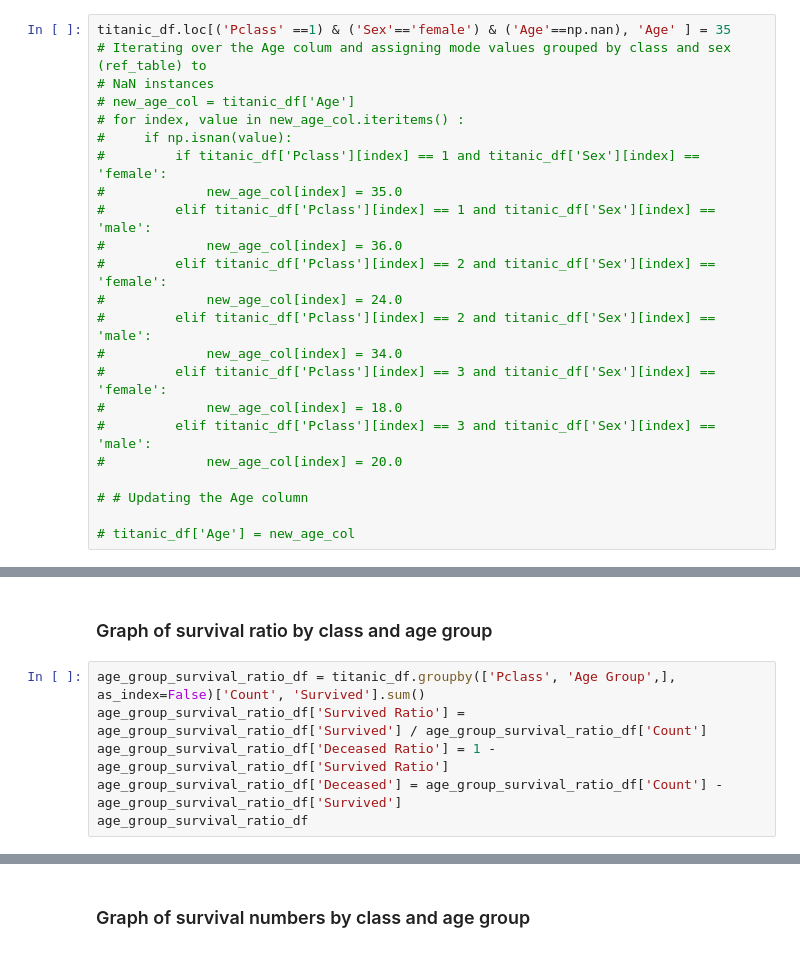
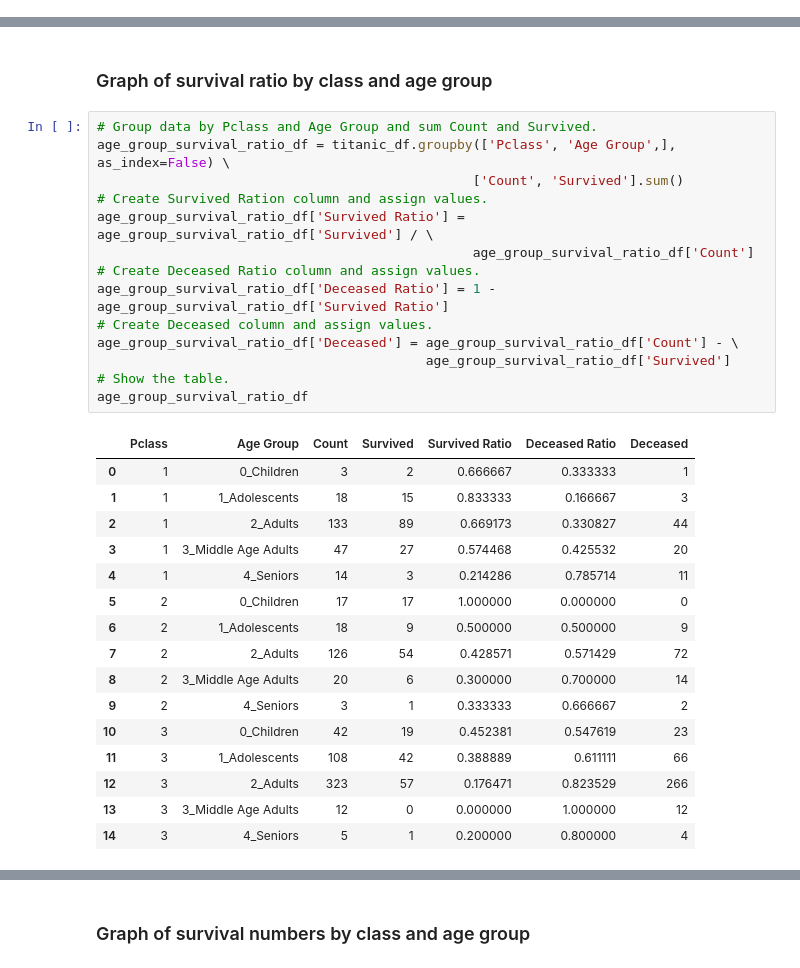
Before and after one commit to vvdanila/DAND-Titanic, a Jupyter notebook: DAND_Project_2_Victor_Danila.ipynb, the cells around one changed output, grey strips where cells are left out. Drawn from its saved outputs; the diff is of its cells as text.

```diff
--- a/DAND_Project_2_Victor_Danila.ipynb
+++ b/DAND_Project_2_Victor_Danila.ipynb
@@ -87,26 +88,3 @@ Fare           False
 5       3    male         20.0
 # %% [markdown]
 I will fill in the missing age instances given that I will be looking how age affects survival chances.
-# %%
-titanic_df.loc[('Pclass' ==1) & ('Sex'=='female') & ('Age'==np.nan), 'Age' ] = 35
-# Iterating over the Age colum and assigning mode values grouped by class and sex (ref_table) to
-# NaN instances
-# new_age_col = titanic_df['Age']
-# for index, value in new_age_col.iteritems() :
-#     if np.isnan(value):
-#         if titanic_df['Pclass'][index] == 1 and titanic_df['Sex'][index] == 'female':
-#             new_age_col[index] = 35.0
-#         elif titanic_df['Pclass'][index] == 1 and titanic_df['Sex'][index] == 'male':
-#             new_age_col[index] = 36.0
-#         elif titanic_df['Pclass'][index] == 2 and titanic_df['Sex'][index] == 'female':
-#             new_age_col[index] = 24.0
-#         elif titanic_df['Pclass'][index] == 2 and titanic_df['Sex'][index] == 'male':
-#             new_age_col[index] = 34.0
-#         elif titanic_df['Pclass'][index] == 3 and titanic_df['Sex'][index] == 'female':
-#             new_age_col[index] = 18.0
-#         elif titanic_df['Pclass'][index] == 3 and titanic_df['Sex'][index] == 'male':
-#             new_age_col[index] = 20.0
-
-# # Updating the Age column
-
-# titanic_df['Age'] = new_age_col
@@ -185,9 +224,34 @@ plotAgeHist = age_hist_data.plot(kind='hist', title='Titanic Passengers Age Hist
 # %% [markdown]
 ### Graph of survival ratio by class and age group
 # %%
-age_group_survival_ratio_df = titanic_df.groupby(['Pclass', 'Age Group',], as_index=False)['Count', 'Survived'].sum()
-age_group_survival_ratio_df['Survived Ratio'] = age_group_survival_ratio_df['Survived'] / age_group_survival_ratio_df['Count']
+# Group data by Pclass and Age Group and sum Count and Survived.
+age_group_survival_ratio_df = titanic_df.groupby(['Pclass', 'Age Group',], as_index=False) \
+                                                ['Count', 'Survived'].sum()
+# Create Survived Ration column and assign values.
+age_group_survival_ratio_df['Survived Ratio'] = age_group_survival_ratio_df['Survived'] / \
+                                                age_group_survival_ratio_df['Count']
+# Create Deceased Ratio column and assign values.
 age_group_survival_ratio_df['Deceased Ratio'] = 1 - age_group_survival_ratio_df['Survived Ratio']
-age_group_survival_ratio_df['Deceased'] = age_group_survival_ratio_df['Count'] - age_group_survival_ratio_df['Survived']
+# Create Deceased column and assign values.
+age_group_survival_ratio_df['Deceased'] = age_group_survival_ratio_df['Count'] - \
+                                          age_group_survival_ratio_df['Survived']
+# Show the table.
 age_group_survival_ratio_df
+# %% [output]
+|  | Pclass | Age Group | Count | Survived | Survived Ratio | Deceased Ratio | Deceased |
+| 0 | 1 | 0_Children | 3 | 2 | 0.666667 | 0.333333 | 1 |
+| 1 | 1 | 1_Adolescents | 18 | 15 | 0.833333 | 0.166667 | 3 |
+| 2 | 1 | 2_Adults | 133 | 89 | 0.669173 | 0.330827 | 44 |
+| 3 | 1 | 3_Middle Age Adults | 47 | 27 | 0.574468 | 0.425532 | 20 |
+| 4 | 1 | 4_Seniors | 14 | 3 | 0.214286 | 0.785714 | 11 |
+| 5 | 2 | 0_Children | 17 | 17 | 1.000000 | 0.000000 | 0 |
+| 6 | 2 | 1_Adolescents | 18 | 9 | 0.500000 | 0.500000 | 9 |
+| 7 | 2 | 2_Adults | 126 | 54 | 0.428571 | 0.571429 | 72 |
+| 8 | 2 | 3_Middle Age Adults | 20 | 6 | 0.300000 | 0.700000 | 14 |
+| 9 | 2 | 4_Seniors | 3 | 1 | 0.333333 | 0.666667 | 2 |
+| 10 | 3 | 0_Children | 42 | 19 | 0.452381 | 0.547619 | 23 |
+| 11 | 3 | 1_Adolescents | 108 | 42 | 0.388889 | 0.611111 | 66 |
+| 12 | 3 | 2_Adults | 323 | 57 | 0.176471 | 0.823529 | 266 |
+| 13 | 3 | 3_Middle Age Adults | 12 | 0 | 0.000000 | 1.000000 | 12 |
+| 14 | 3 | 4_Seniors | 5 | 1 | 0.200000 | 0.800000 | 4 |
 # %%
```
Also changed, not shown: parts of 21 cells of this notebook.
